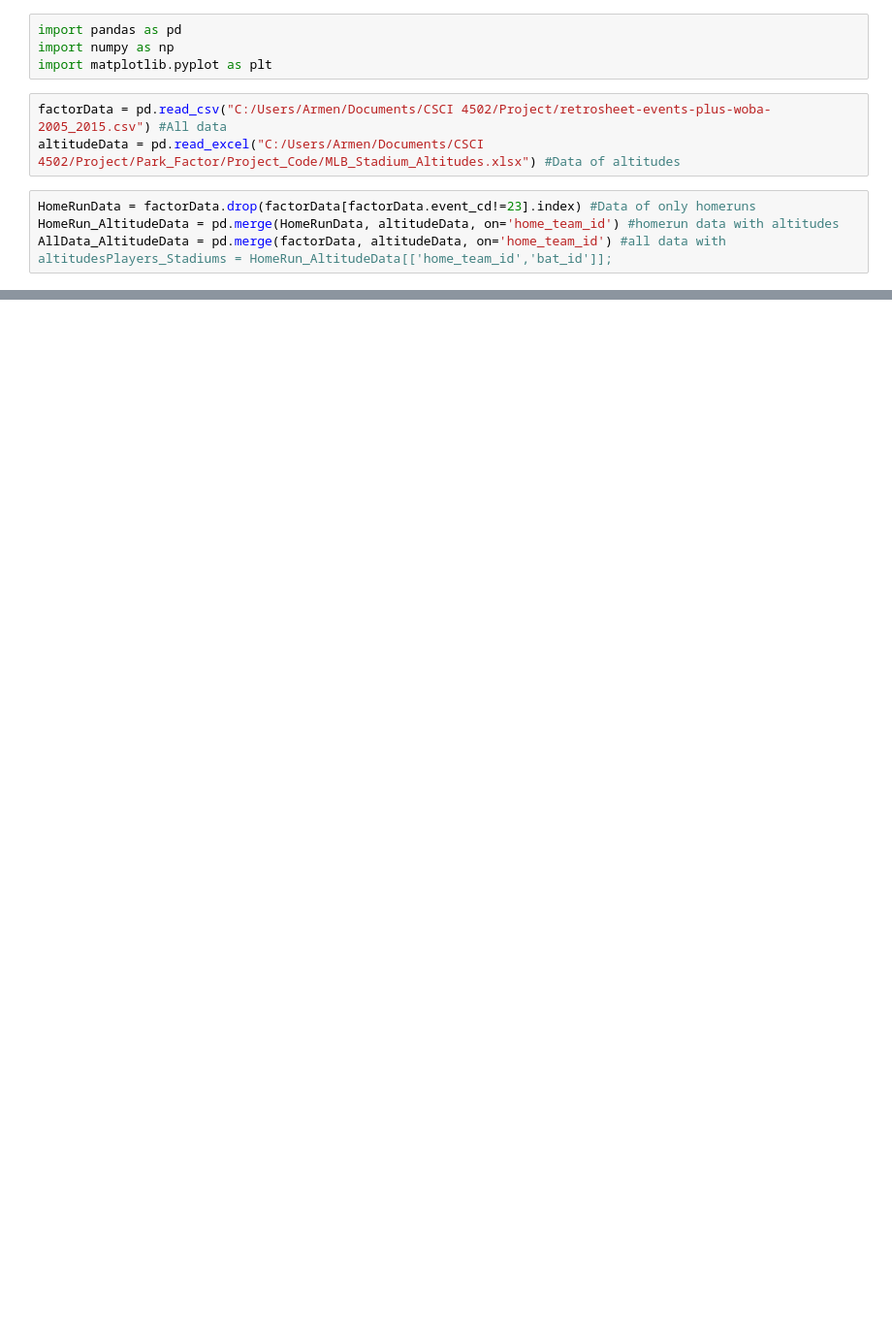
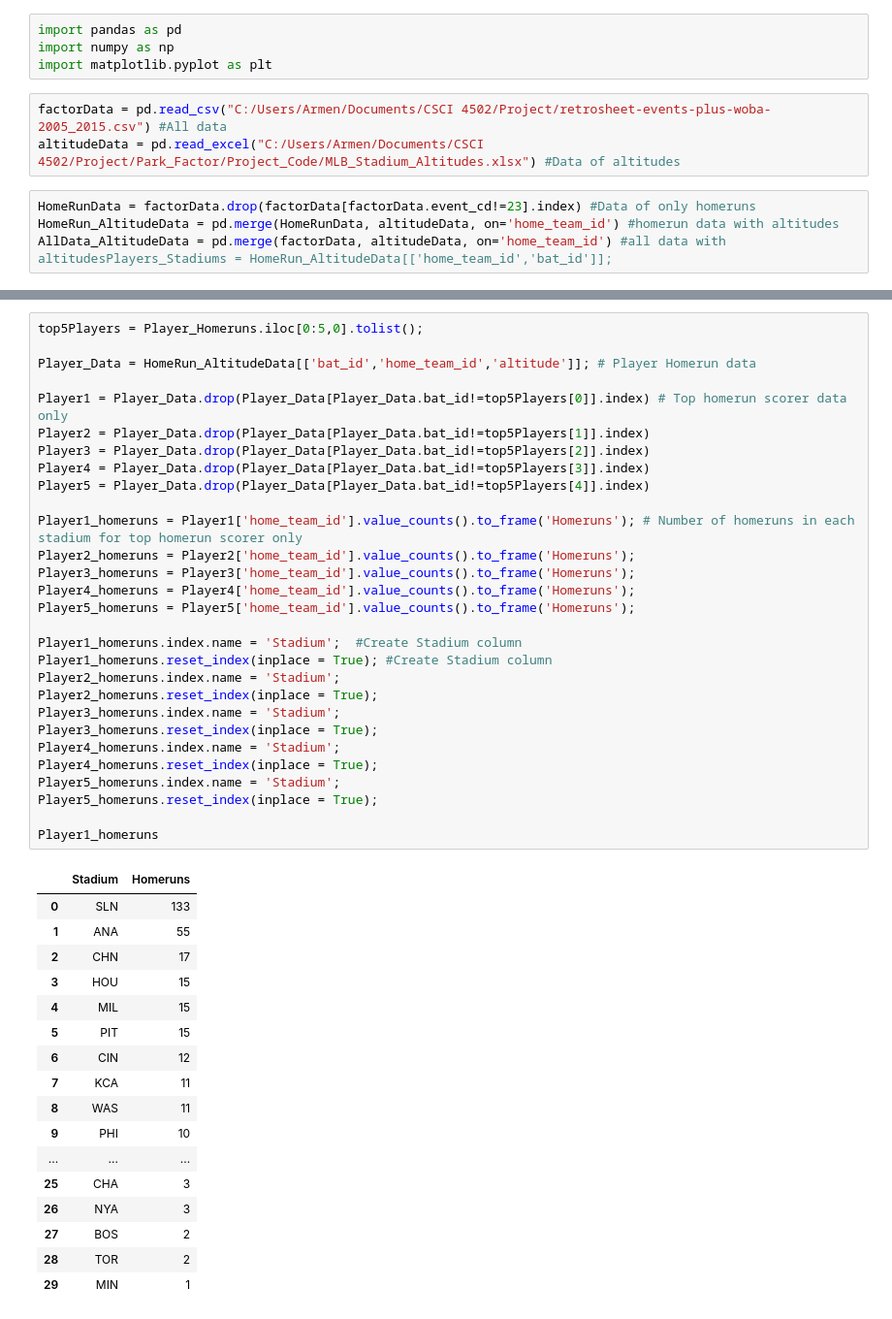
Before and after one commit to SamBusser30/Park_Factor-, a Jupyter notebook: Project_Code/Player_Homerun_Stats.ipynb, the cells around one changed output, grey strips where cells are left out. Shown at 97% size. Drawn from its saved outputs; the diff is of its cells as text; blank space fills up the shorter version.

```diff
--- a/Project_Code/Player_Homerun_Stats.ipynb
+++ b/Project_Code/Player_Homerun_Stats.ipynb
@@ -41,0 +39,47 @@ Players_Homeruns
+# %%
+top5Players = Player_Homeruns.iloc[0:5,0].tolist();
+
+Player_Data = HomeRun_AltitudeData[['bat_id','home_team_id','altitude']]; # Player Homerun data
+
+Player1 = Player_Data.drop(Player_Data[Player_Data.bat_id!=top5Players[0]].index) # Top homerun scorer data only
+Player2 = Player_Data.drop(Player_Data[Player_Data.bat_id!=top5Players[1]].index)
+Player3 = Player_Data.drop(Player_Data[Player_Data.bat_id!=top5Players[2]].index)
+Player4 = Player_Data.drop(Player_Data[Player_Data.bat_id!=top5Players[3]].index)
+Player5 = Player_Data.drop(Player_Data[Player_Data.bat_id!=top5Players[4]].index)
+
+Player1_homeruns = Player1['home_team_id'].value_counts().to_frame('Homeruns'); # Number of homeruns in each stadium for top homerun scorer only
+Player2_homeruns = Player2['home_team_id'].value_counts().to_frame('Homeruns');
+Player3_homeruns = Player3['home_team_id'].value_counts().to_frame('Homeruns');
+Player4_homeruns = Player4['home_team_id'].value_counts().to_frame('Homeruns');
+Player5_homeruns = Player5['home_team_id'].value_counts().to_frame('Homeruns');
+
+Player1_homeruns.index.name = 'Stadium';  #Create Stadium column
+Player1_homeruns.reset_index(inplace = True); #Create Stadium column
+Player2_homeruns.index.name = 'Stadium';
+Player2_homeruns.reset_index(inplace = True);
+Player3_homeruns.index.name = 'Stadium';
+Player3_homeruns.reset_index(inplace = True);
+Player4_homeruns.index.name = 'Stadium';
+Player4_homeruns.reset_index(inplace = True);
+Player5_homeruns.index.name = 'Stadium';
+Player5_homeruns.reset_index(inplace = True);
+
+Player1_homeruns
+# %% [output]
+|  | Stadium | Homeruns |
+| 0 | SLN | 133 |
+| 1 | ANA | 55 |
+| 2 | CHN | 17 |
+| 3 | HOU | 15 |
+| 4 | MIL | 15 |
+| 5 | PIT | 15 |
+| 6 | CIN | 12 |
+| 7 | KCA | 11 |
+| 8 | WAS | 11 |
+| 9 | PHI | 10 |
+| ... | ... | ... |
+| 25 | CHA | 3 |
+| 26 | NYA | 3 |
+| 27 | BOS | 2 |
+| 28 | TOR | 2 |
+| 29 | MIN | 1 |
```
Also changed, not shown: parts of 4 cells of this notebook.
